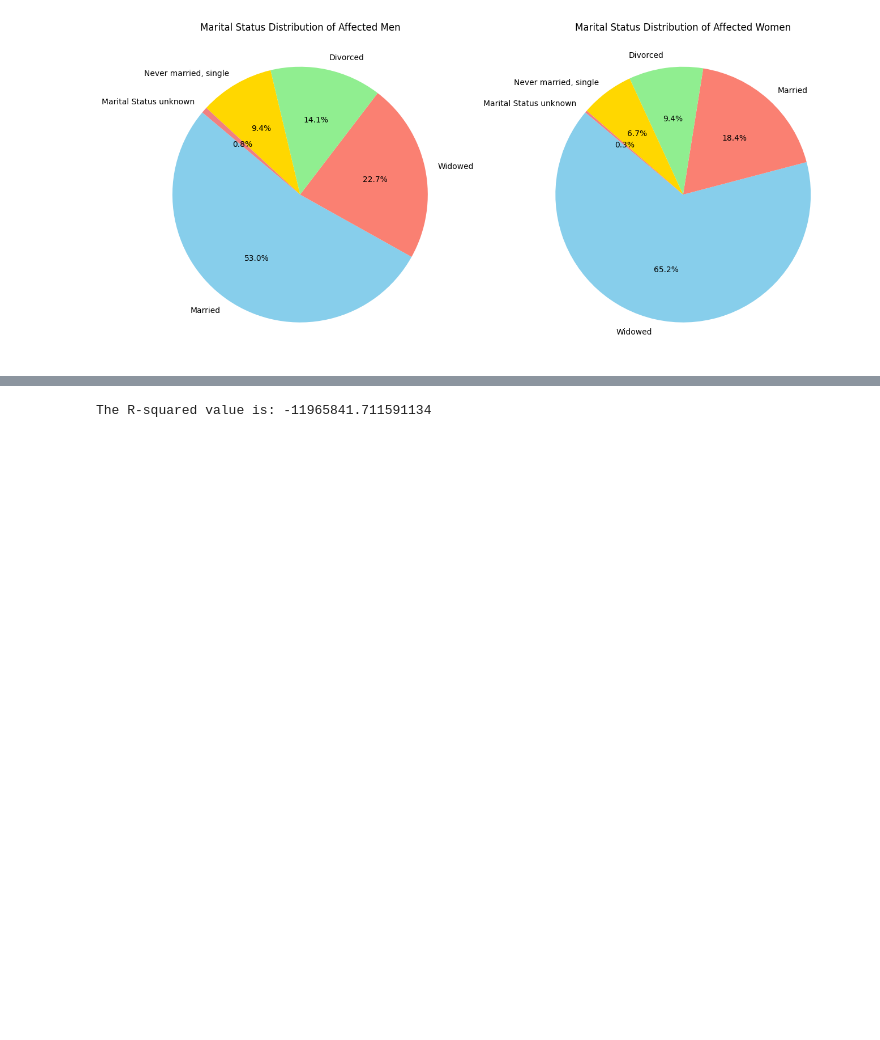
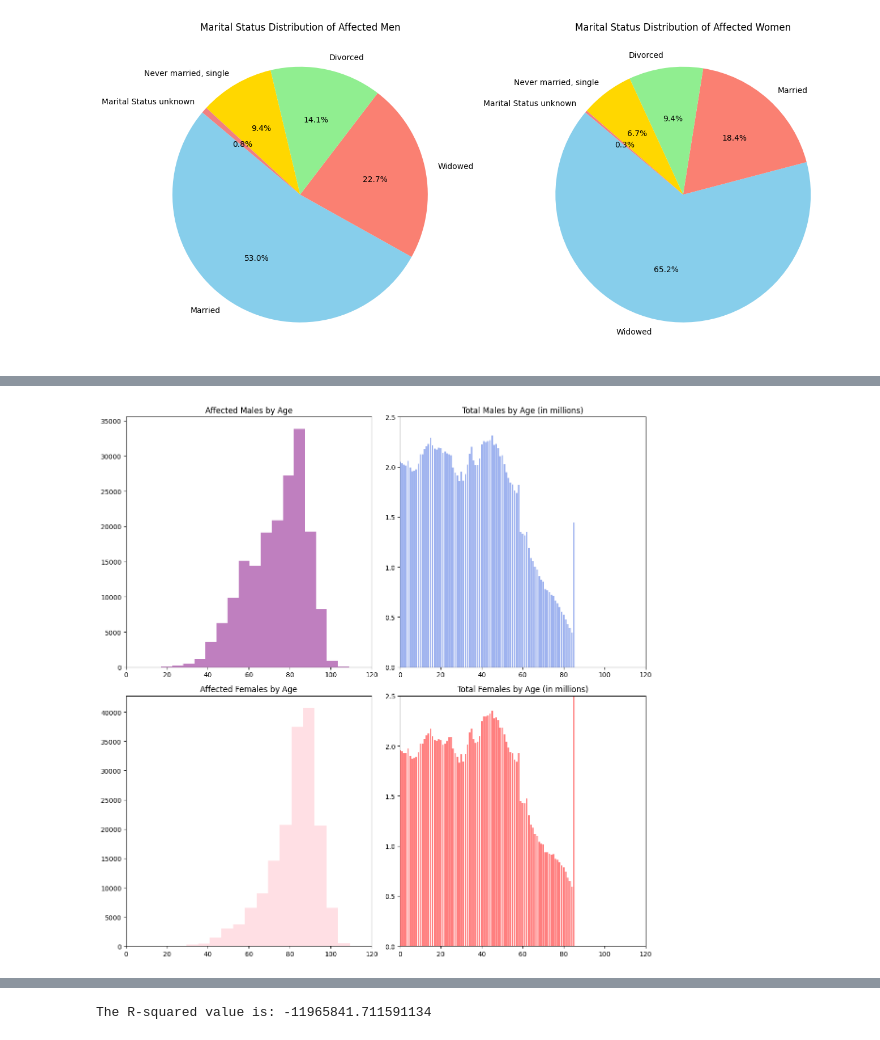
Before and after one commit to azmedtech/ASU_DA_Project1_Team2, a Jupyter notebook: Heart_Disease_2005.ipynb, the cells around one changed output, grey strips where cells are left out. Saved outputs shown, nothing was run; the diff lists cells and outputs as text; code cells hidden in the pictures; blank space fills up the shorter version.

```diff
--- a/Heart_Disease_2005.ipynb
+++ b/Heart_Disease_2005.ipynb
@@ -224,11 +161,0 @@ print(pop_data_2005_df)
-# %%
-# #Group the data for each sex into 5 year timeframes (ages between 0 and 120), and calculate the population total for those age groups
-
-# Create a new column to represent the ten-year time frame
-pop_data_2005_df['Ten_Year_Frame'] = (pop_data_2005_df['AGE'] // 10) * 10
-
-# Group the data by sex and ten-year intervals, and calculate the sum of "POPESTIMATE2005"
-result = pop_data_2005_df.groupby(['SEX', 'Ten_Year_Frame'])['POPESTIMATE2005'].sum()
-
-# Display the result showing the sum for males and females in each ten-year interval
-print(result)
@@ -429,0 +400,40 @@ SyntaxError: unmatched ')' (625034818.py, line 16)
+# %%
+# Filter the heart disease dataframe for affected individuals and drop age values above 120
+male_heart_disease_df = heart_disease_df[(heart_disease_df['sex_text'] == 'Male') & (heart_disease_df['detail_age'] <= 120)]
+female_heart_disease_df = heart_disease_df[(heart_disease_df['sex_text'] == 'Female') & (heart_disease_df['detail_age'] <= 120)]
+
+# Filter the population dataframe for the year 2005 and drop age values above 120
+male_pop_2005_df = pop_data_2005_df[(pop_data_2005_df['SEX'] == 'Male') & (pop_data_2005_df['AGE'] <= 120)]
+female_pop_2005_df = pop_data_2005_df[(pop_data_2005_df['SEX'] == 'Female') & (pop_data_2005_df['AGE'] <= 120)]
+
+# Create subplots for male histograms side by side and female histograms below the males
+fig, axs = plt.subplots(2, 2, figsize=(12, 12))
+
+# Plot affected males on the left
+axs[0, 0].hist(male_heart_disease_df['detail_age'], bins=20, color='purple', alpha=0.5)
+axs[0, 0].set_title('Affected Males by Age')
+axs[0, 0].set_xlim(0, 120)
+
+# Plot total males on the right with bar heights based on population estimates in millions
+axs[0, 1].bar(male_pop_2005_df['AGE'], male_pop_2005_df['POPESTIMATE2005'] / 1000000, color='royalblue', alpha=0.5)
+axs[0, 1].set_title('Total Males by Age (in millions)')
+axs[0, 1].set_xlim(0, 120)
+axs[0, 1].set_ylim(0, 2.5)
+axs[0, 1].set_yticks(np.arange(0, 2.6, 0.5))
+
+# Plot affected females below affected males
+axs[1, 0].hist(female_heart_disease_df['detail_age'], bins=20, color='pink', alpha=0.5)
+axs[1, 0].set_title('Affected Females by Age')
+axs[1, 0].set_xlim(0, 120)
+
+# Plot total females below total males with bar heights based on population estimates in millions
+axs[1, 1].bar(female_pop_2005_df['AGE'], female_pop_2005_df['POPESTIMATE2005'] / 1000000, color='red', alpha=0.5)
+axs[1, 1].set_title('Total Females by Age (in millions)')
+axs[1, 1].set_xlim(0, 120)
+axs[1, 1].set_ylim(0, 2.5)
+axs[1, 1].set_yticks(np.arange(0, 2.6, 0.5))
+
+plt.tight_layout()
+plt.show()
+# %% [output]
+[figure, added]
```
Also changed, not shown: parts of 64 cells of this notebook.
